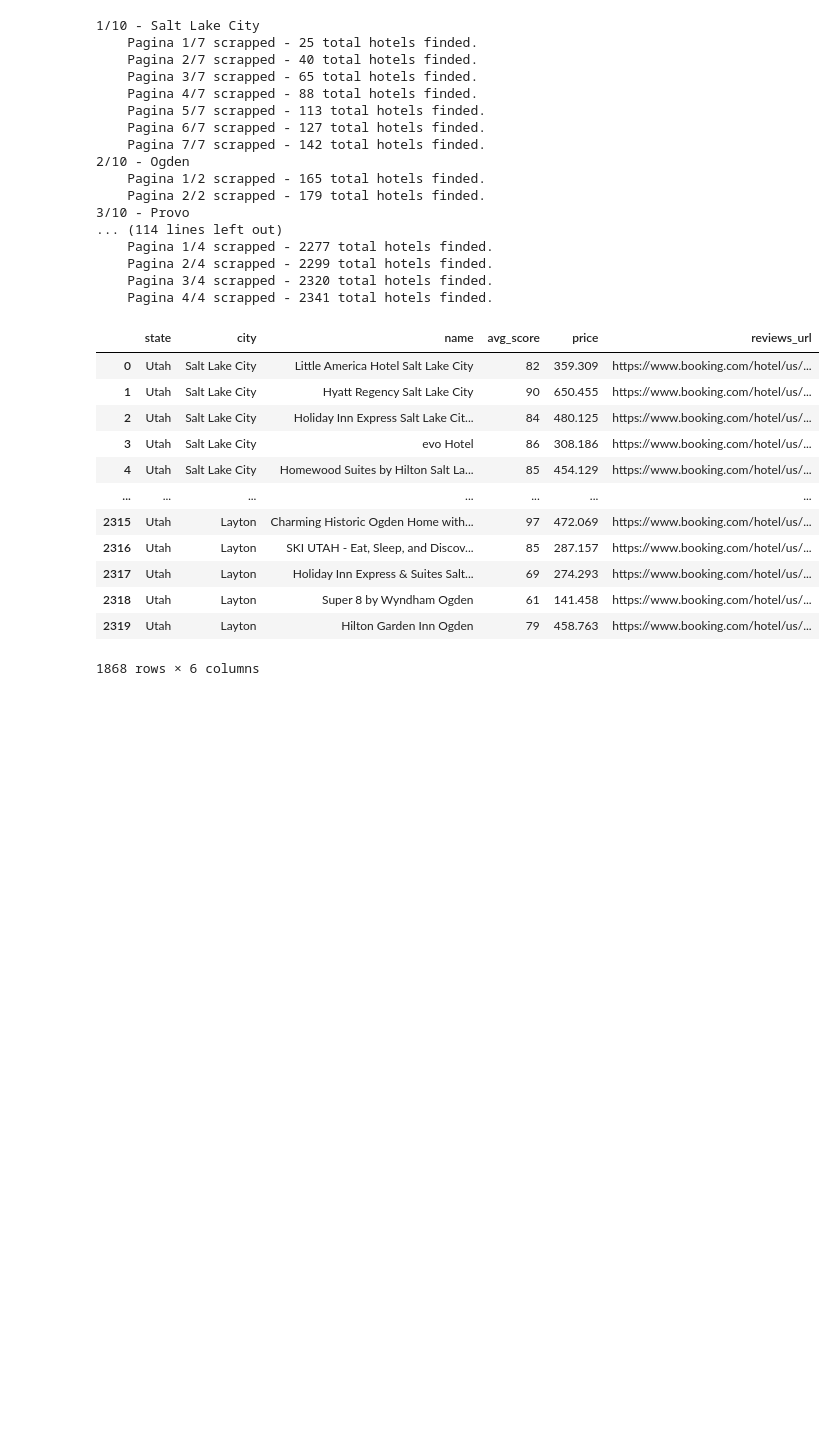
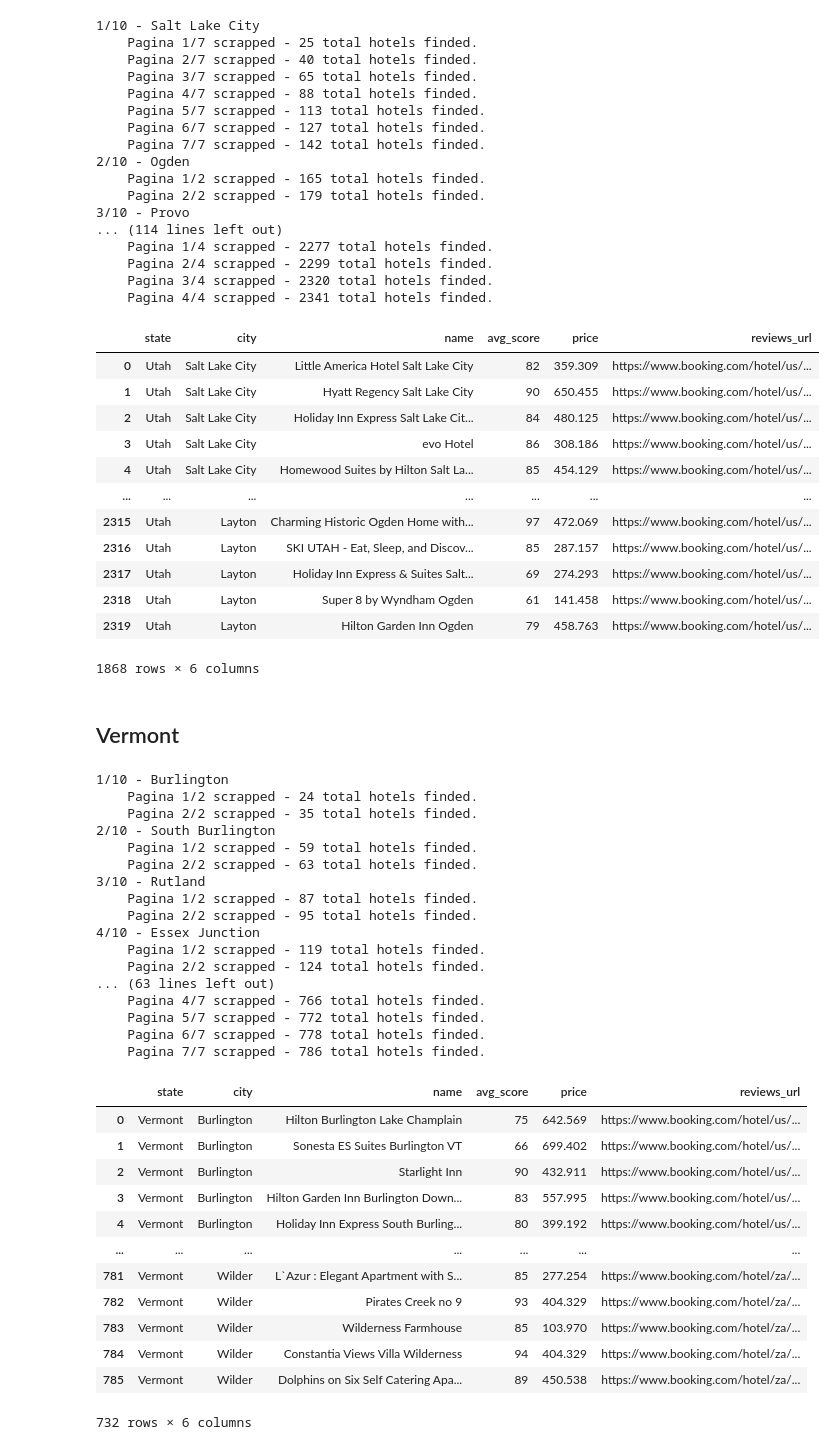
Before and after one commit to LeonardoCostaH/PF_DS_YELP, a Jupyter notebook: scrapping/02_hotels.ipynb, the cells around one changed output. Saved outputs shown, nothing was run; the diff lists cells and outputs as text; code cells hidden in the pictures; blank space fills up the shorter version.

```diff
--- a/scrapping/02_hotels.ipynb
+++ b/scrapping/02_hotels.ipynb
@@ -66,3 +67,39 @@ utah_hotels
 | 2318 | Utah | Layton | Super 8 by Wyndham Ogden | 61 | 141.458 | https://www.booking.com/hotel/us/... |
 | 2319 | Utah | Layton | Hilton Garden Inn Ogden | 79 | 458.763 | https://www.booking.com/hotel/us/... |
 1868 rows × 6 columns
+# %% [markdown]
+## Vermont
+# %%
+vermont_hotels = scrape("VT")
+vermont_hotels
+# %% [output]
+1/10 - Burlington
+    Pagina 1/2 scrapped - 24 total hotels finded.
+    Pagina 2/2 scrapped - 35 total hotels finded.
+2/10 - South Burlington
+    Pagina 1/2 scrapped - 59 total hotels finded.
+    Pagina 2/2 scrapped - 63 total hotels finded.
+3/10 - Rutland
+    Pagina 1/2 scrapped - 87 total hotels finded.
+    Pagina 2/2 scrapped - 95 total hotels finded.
+4/10 - Essex Junction
+    Pagina 1/2 scrapped - 119 total hotels finded.
+    Pagina 2/2 scrapped - 124 total hotels finded.
+... (63 lines left out)
+    Pagina 4/7 scrapped - 766 total hotels finded.
+    Pagina 5/7 scrapped - 772 total hotels finded.
+    Pagina 6/7 scrapped - 778 total hotels finded.
+    Pagina 7/7 scrapped - 786 total hotels finded.
+|  | state | city | name | avg_score | price | reviews_url |
+| 0 | Vermont | Burlington | Hilton Burlington Lake Champlain | 75 | 642.569 | https://www.booking.com/hotel/us/... |
+| 1 | Vermont | Burlington | Sonesta ES Suites Burlington VT | 66 | 699.402 | https://www.booking.com/hotel/us/... |
+| 2 | Vermont | Burlington | Starlight Inn | 90 | 432.911 | https://www.booking.com/hotel/us/... |
+| 3 | Vermont | Burlington | Hilton Garden Inn Burlington Down... | 83 | 557.995 | https://www.booking.com/hotel/us/... |
+| 4 | Vermont | Burlington | Holiday Inn Express South Burling... | 80 | 399.192 | https://www.booking.com/hotel/us/... |
+| ... | ... | ... | ... | ... | ... | ... |
+| 781 | Vermont | Wilder | L`Azur : Elegant Apartment with S... | 85 | 277.254 | https://www.booking.com/hotel/za/... |
+| 782 | Vermont | Wilder | Pirates Creek no 9 | 93 | 404.329 | https://www.booking.com/hotel/za/... |
+| 783 | Vermont | Wilder | Wilderness Farmhouse | 85 | 103.970 | https://www.booking.com/hotel/za/... |
+| 784 | Vermont | Wilder | Constantia Views Villa Wilderness | 94 | 404.329 | https://www.booking.com/hotel/za/... |
+| 785 | Vermont | Wilder | Dolphins on Six Self Catering Apa... | 89 | 450.538 | https://www.booking.com/hotel/za/... |
+732 rows × 6 columns
```
Also changed, not shown: parts of 19 cells of this notebook, 12 other files.
